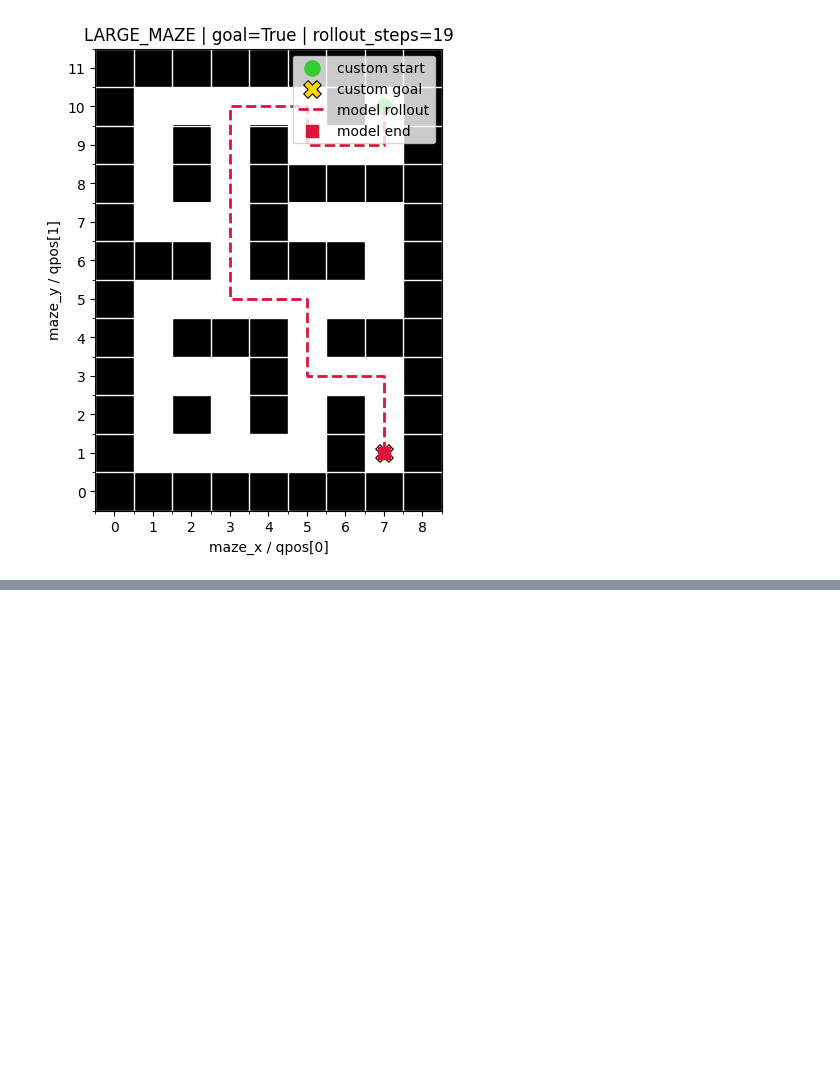
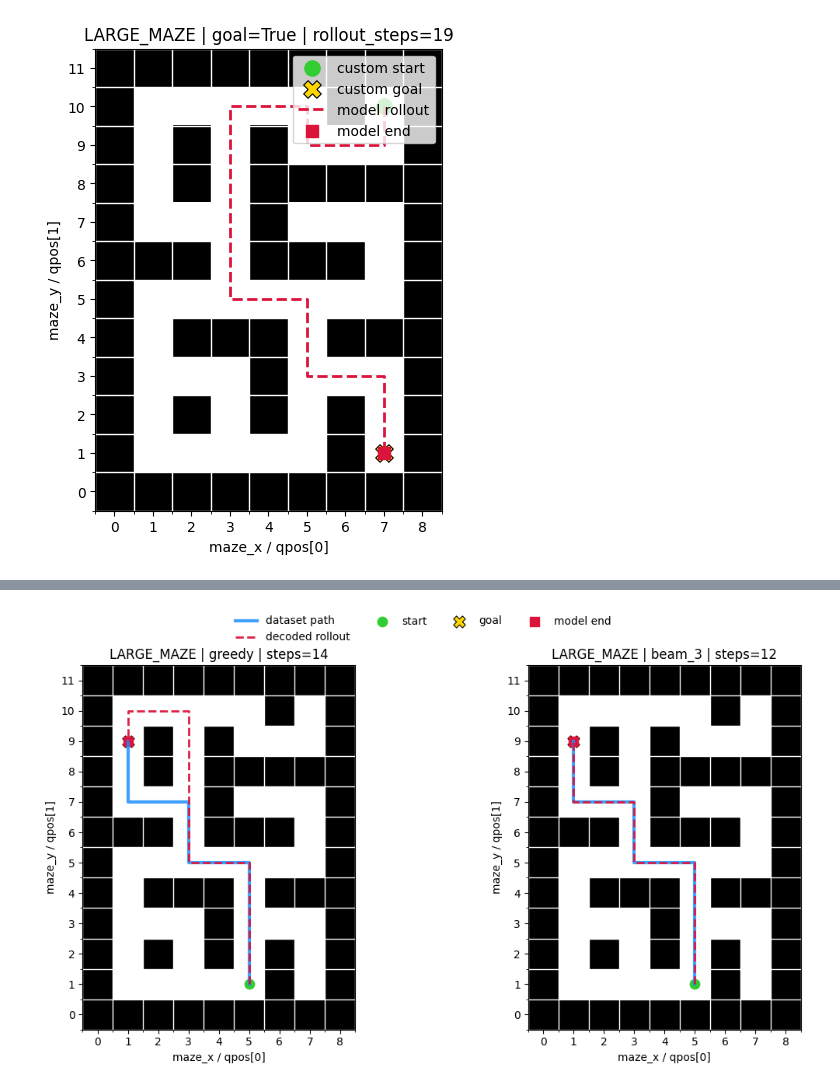
Before and after one commit to diankruger/4th-year-project, a Jupyter notebook: maze2d_discrete_8x8_gallery.ipynb, the cells around one changed output, grey strips where cells are left out. Drawn from its saved outputs; the diff is of its cells as text; code cells hidden in the pictures; blank space fills up the shorter version.

```diff
--- a/maze2d_discrete_8x8_gallery.ipynb
+++ b/maze2d_discrete_8x8_gallery.ipynb
@@ -1232,0 +1515,77 @@ plt.show()
+# %%
+comparison_rows = benchmark_results.pivot_table(
+    index=["maze_name", "episode_id", "start_x", "start_y", "goal_x", "goal_y"],
+    columns="strategy",
+    values=["goal_reached", "steps_until_stop"],
+    aggfunc="first",
+)
+comparison_rows.columns = [f"{metric}_{strategy}" for metric, strategy in comparison_rows.columns]
+comparison_rows = comparison_rows.reset_index()
+
+beam3_better = comparison_rows[
+    (comparison_rows["goal_reached_greedy"] == 1)
+    & (comparison_rows["goal_reached_beam_3"] == 1)
+    & (comparison_rows["steps_until_stop_beam_3"] < comparison_rows["steps_until_stop_greedy"])
+].copy()
+
+if len(beam3_better) == 0:
+    print("No example found where beam-3 reaches the goal in fewer steps than greedy.")
+else:
+    example = beam3_better.sort_values(["maze_name", "steps_until_stop_greedy", "steps_until_stop_beam_3"], ascending=[True, False, True]).iloc[0]
+    maze_name = str(example["maze_name"])
+    maze_index = int(multi_maze_name_to_index[maze_name])
+    maze = np.asarray(multi_maze_dataset["mazes"][maze_index], dtype=np.int8)
+    grid_shape = tuple(int(v) for v in np.asarray(multi_maze_dataset["grid_shapes"][maze_index], dtype=np.int32))
+    start_cell = np.array([int(example["start_x"]), int(example["start_y"])] , dtype=np.int16)
+    goal_cell = np.array([int(example["goal_x"]), int(example["goal_y"])] , dtype=np.int16)
+
+    greedy_path = decode_query(maze_index, start_cell, goal_cell, strategy="greedy")
+    beam3_path = decode_query(maze_index, start_cell, goal_cell, strategy="beam_3")
+
+    dataset_match = (
+        (all_maze_indices == maze_index)
+        & np.all(all_starts == start_cell[None, :], axis=1)
+        & np.all(all_goals == goal_cell[None, :], axis=1)
+    )
+    true_path = np.asarray(multi_maze_dataset["paths_xy"][int(np.flatnonzero(dataset_match)[0])], dtype=np.int16) if np.any(dataset_match) else None
+
+    overlay = np.ones((maze.shape[1], maze.shape[0], 3), dtype=np.float32)
+    overlay[maze.T == 1] = np.array([0.0, 0.0, 0.0], dtype=np.float32)
+
+    fig, axes = plt.subplots(1, 2, figsize=(12, 6))
+    for ax, path, title in [
+        (axes[0], greedy_path, f"greedy | steps={len(greedy_path) - 1}"),
+        (axes[1], beam3_path, f"beam_3 | steps={len(beam3_path) - 1}"),
+    ]:
+        ax.imshow(overlay, origin="lower", extent=(-0.5, maze.shape[0] - 0.5, -0.5, maze.shape[1] - 0.5))
+        if true_path is not None:
+            ax.plot(true_path[:, 0], true_path[:, 1], color="dodgerblue", linewidth=3.0, alpha=0.85, label="dataset path")
+        ax.plot(path[:, 0], path[:, 1], color="crimson", linewidth=2.0, linestyle="--", alpha=0.95, label="decoded rollout")
+        ax.scatter(start_cell[0], start_cell[1], c="limegreen", s=80, label="start")
+        ax.scatter(goal_cell[0], goal_cell[1], c="gold", s=120, marker="X", edgecolors="black", linewidths=0.8, label="goal")
+        ax.scatter(path[-1, 0], path[-1, 1], c="crimson", s=70, marker="s", label="model end")
+        ax.set_title(f"{maze_name} | {title}")
+        ax.set_xlabel("maze_x / qpos[0]")
+        ax.set_ylabel("maze_y / qpos[1]")
+        ax.set_xticks(np.arange(grid_shape[0]))
+        ax.set_yticks(np.arange(grid_shape[1]))
+        ax.set_xticks(np.arange(-0.5, grid_shape[0], 1), minor=True)
+        ax.set_yticks(np.arange(-0.5, grid_shape[1], 1), minor=True)
+        ax.grid(which="minor", color="white", linewidth=1.0)
+
+    handles, labels = axes[0].get_legend_handles_labels()
+    fig.legend(handles, labels, loc="upper center", ncol=4, frameon=False)
+    plt.tight_layout(rect=(0, 0, 1, 0.94))
+    plt.show()
+
+    pd.DataFrame([{
+        "maze_name": maze_name,
+        "episode_id": int(example["episode_id"]),
+        "start_cell": start_cell.tolist(),
+        "goal_cell": goal_cell.tolist(),
+        "greedy_steps": int(len(greedy_path) - 1),
+        "beam_3_steps": int(len(beam3_path) - 1),
+        "improvement": int((len(greedy_path) - 1) - (len(beam3_path) - 1)),
+    }])
+# %% [output]
+[figure, added]
```
Also changed, not shown: parts of 18 cells of this notebook, 53 other files.
